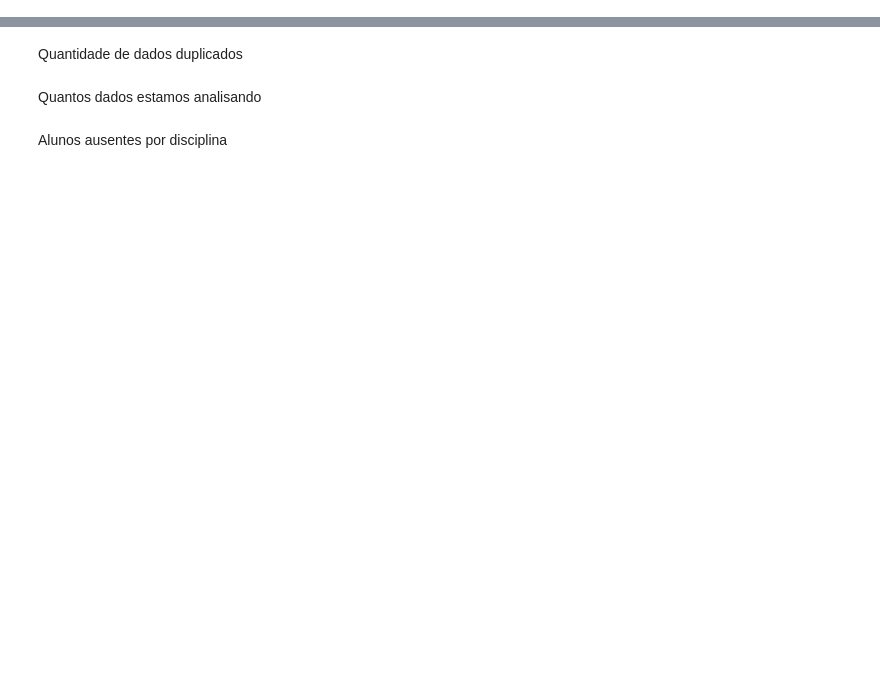
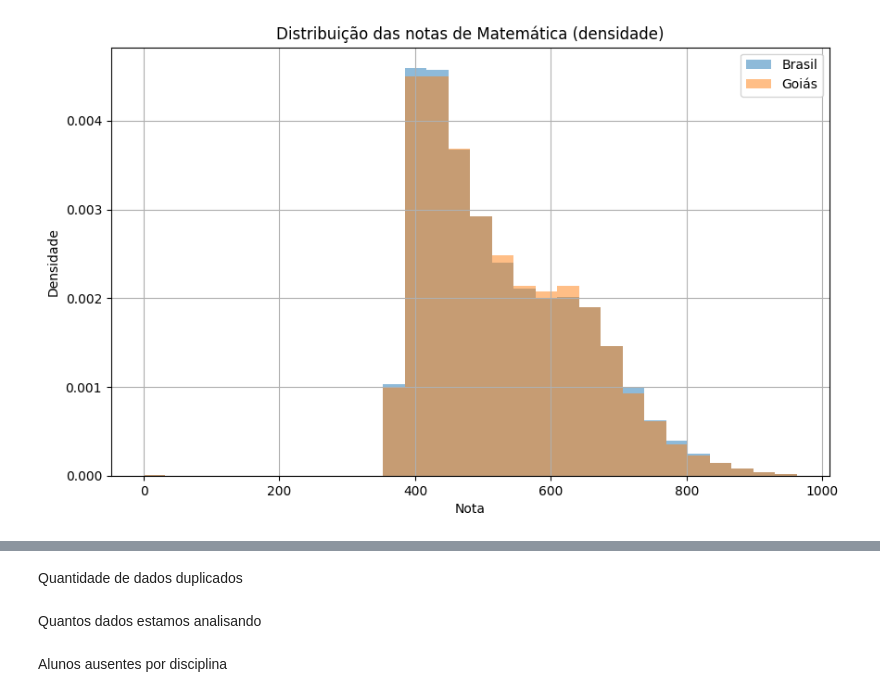
Before and after one commit to Lanzitow/enem-goias-data-analysis, a Jupyter notebook: notebooks/enem_goias_analise_ausentes.ipynb, the cells around one changed output, grey strips where cells are left out. Saved outputs shown, nothing was run; the diff lists cells and outputs as text; code cells hidden in the pictures; blank space fills up the shorter version.

```diff
--- a/notebooks/enem_goias_analise_ausentes.ipynb
+++ b/notebooks/enem_goias_analise_ausentes.ipynb
@@ -26,0 +65,23 @@ df_go_participantes = df_participantes[df_participantes["SG_UF_PROVA"] == "GO"]
+# %%
+import matplotlib.pyplot as plt
+
+# removendo NaN
+df_go = df_go_resultados.dropna(subset=["NU_NOTA_MT"])
+df_br = df_resultados.dropna(subset=["NU_NOTA_MT"])
+
+plt.figure(figsize=(10,6))
+
+plt.hist(df_br["NU_NOTA_MT"], bins=30, alpha=0.5, label="Brasil", density=True)
+plt.hist(df_go["NU_NOTA_MT"], bins=30, alpha=0.5, label="Goiás", density=True)
+
+plt.title("Distribuição das notas de Matemática (densidade)")
+plt.xlabel("Nota")
+plt.ylabel("Densidade")
+
+plt.legend()
+plt.grid(True)
+
+plt.savefig("hist_comparacao.png", dpi=300)
+plt.show()
+# %% [output]
+[figure, added]
```
Also changed, not shown: parts of 4 cells of this notebook, 16 other files.
